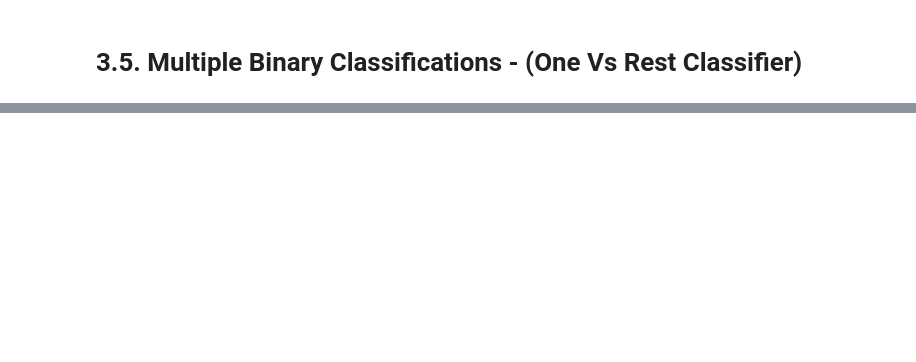
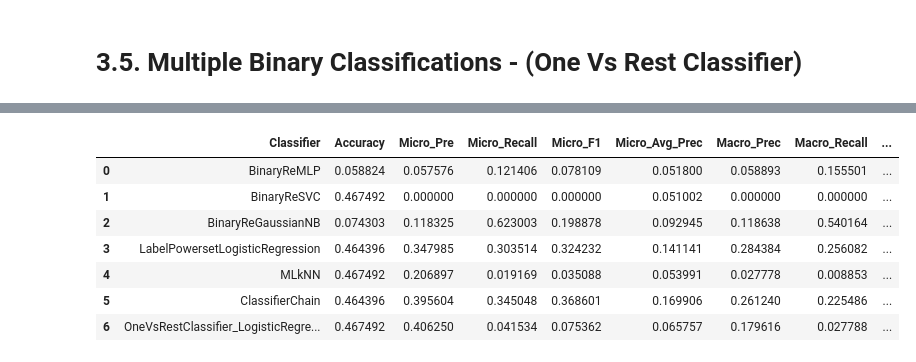
Before and after one commit to AbdelkaderBerrouachedi/Mlabes2, a Jupyter notebook: medical/Multi-Label medical.ipynb, the cells around one changed output, grey strips where cells are left out. Cells and saved outputs as stored; diff of their text form; code cells hidden in the pictures; blank space fills up the shorter version.

```diff
--- a/medical/Multi-Label medical.ipynb
+++ b/medical/Multi-Label medical.ipynb
@@ -246,45 +512,29 @@ ValueError: This solver needs samples of at least 2 classes in the data, but the
 # %%
-import numpy
-# using classifier chains
-# initialize classifier chains multi-label classifier
-classifier = ClassifierChain(LogisticRegression())
-# Training logistic regression model on train data
-classifier.fit(X_train, y_train)
-# predict
-predictions = classifier.predict(X_test)
-
 # accuracy   None, 'micro', 'macro', 'weighted', 'samples'
 Accuracy = accuracy_score(y_test,predictions.toarray())
-
 Micro_Precision = precision_score(y_test,predictions, average='micro')
 Micro_Recall = recall_score(y_test,predictions, average='micro')
 Micro_F1 = f1_score(y_test,predictions, average='micro')
-Micro_Average_Prec = average_precision_score(y_test.toarray(), predictions.toarray(), average='micro')
-
+Micro_Average_Prec = average_precision_score(y_test, predictions.toarray(), average='micro')
 Macro_Precision = precision_score(y_test,predictions, average='macro')
 Macro_Recall = recall_score(y_test,predictions, average='macro')
 Macro_F1 = f1_score(y_test,predictions, average='macro')
-Macro_Average_Prec = average_precision_score(y_test.toarray(), predictions.toarray(), average='macro')
-
-Samples_Average_Prec = average_precision_score(y_test.toarray(), predictions.toarray(), average='samples')
-Weighted_Average_Prec = average_precision_score(y_test.toarray(), predictions.toarray(), average='weighted')
-
+Macro_Average_Prec = average_precision_score(y_test, predictions.toarray(), average='macro')
+Samples_Average_Prec = average_precision_score(y_test, predictions.toarray(), average='samples')
+Weighted_Average_Prec = average_precision_score(y_test, predictions.toarray(), average='weighted')
 Hamming_loss = hamming_loss(y_test,predictions)
-Ranking_loss = label_ranking_loss(y_test.toarray(), predictions.toarray())
-
+Ranking_loss = label_ranking_loss(y_test, predictions.toarray())
 # Compute ROC curve and ROC area for each class
 fpr = dict()
 tpr = dict()
 roc_auc = dict()
-fpr["micro"], tpr["micro"], _ = roc_curve(y_test.toarray(), predictions)
-Micro_Roc_auc = auc(fpr["micro"], tpr["micro"])
-
-Coverage_error = coverage_error(y_test.toarray(), predictions)
-label_ranking_avg_prec_score = label_ranking_average_precision_score(y_test.toarray(), predictions)
+#fpr["micro"], tpr["micro"], _  = roc_curve(y_test, predictions)
+fpr, tpr, thresholds = roc_curve(y_test.ravel(), predictions.toarray().ravel())
+Micro_Roc_auc = auc(fpr, tpr)
+Coverage_error = coverage_error(y_test, predictions.toarray())
+label_ranking_avg_prec_score = label_ranking_average_precision_score(y_test, predictions.toarray())
 Jaccard_score = jaccard_score(y_test, predictions, average='samples')
 Jaccard_score_macro = jaccard_score(y_test, predictions, average='macro')
-
-
 print("ClassifierChain Accuracy = ",Accuracy)
 print("ClassifierChain Micro_Precision = ",Micro_Precision)
 print("ClassifierChain Micro_Recall = ",Micro_Recall)
@@ -303,8 +553,8 @@ print("ClassifierChain Coverage_error = ",Coverage_error)
 print("ClassifierChain label_ranking_average_precision_score = ",label_ranking_avg_prec_score)
 print("ClassifierChain Jaccard_score = ",Jaccard_score)
 print("ClassifierChain Jaccard_score_macro = ",Jaccard_score_macro)
-Eval7 = ['ClassifierChain',Accuracy,Micro_Precision,Micro_Recall,Micro_F1,Micro_Average_Prec,
+Eval6 = ['ClassifierChain',Accuracy,Micro_Precision,Micro_Recall,Micro_F1,Micro_Average_Prec,
          Macro_Precision,Macro_Recall,Macro_F1,Macro_Average_Prec,Samples_Average_Prec,Weighted_Average_Prec,Hamming_loss,
          Ranking_loss,Micro_Roc_auc,Coverage_error,label_ranking_avg_prec_score,Jaccard_score,Jaccard_score_macro]
-Evals.append(Eval7)
+Evals.append(Eval6)
 # %% [output]
@@ -397,3 +654,17 @@ OneVsRestClassifier_LogisticRegression Jaccard_score_macro =  0.2393215163321546
+# %%
+df = pd.DataFrame(Evals, columns=['Classifier','Accuracy','Micro_Pre','Micro_Recall','Micro_F1','Micro_Avg_Prec',
+         'Macro_Prec','Macro_Recall','Macro_F1','Macro_Avg_Prec','Samples_Avg_Prec','Weighted_Avg_Prec','Hamming_loss',
+         'Ranking_loss','Micro_Roc_auc','Coverage_error','label_ranking_avg_prec_score','Jaccard_score','Jaccard_score_macro'])
+df
+# %% [output]
+|  | Classifier | Accuracy | Micro_Pre | Micro_Recall | Micro_F1 | Micro_Avg_Prec | Macro_Prec | Macro_Recall | ... |
+| 0 | BinaryReMLP | 0.058824 | 0.057576 | 0.121406 | 0.078109 | 0.051800 | 0.058893 | 0.155501 | ... |
+| 1 | BinaryReSVC | 0.467492 | 0.000000 | 0.000000 | 0.000000 | 0.051002 | 0.000000 | 0.000000 | ... |
+| 2 | BinaryReGaussianNB | 0.074303 | 0.118325 | 0.623003 | 0.198878 | 0.092945 | 0.118638 | 0.540164 | ... |
+| 3 | LabelPowersetLogisticRegression | 0.464396 | 0.347985 | 0.303514 | 0.324232 | 0.141141 | 0.284384 | 0.256082 | ... |
+| 4 | MLkNN | 0.467492 | 0.206897 | 0.019169 | 0.035088 | 0.053991 | 0.027778 | 0.008853 | ... |
+| 5 | ClassifierChain | 0.464396 | 0.395604 | 0.345048 | 0.368601 | 0.169906 | 0.261240 | 0.225486 | ... |
+| 6 | OneVsRestClassifier_LogisticRegre... | 0.467492 | 0.406250 | 0.041534 | 0.075362 | 0.065757 | 0.179616 | 0.027788 | ... |
 # %%
 # Print the confusion matrix
 from sklearn import metrics
```
Also changed, not shown: parts of 30 cells of this notebook, 51 other files.
